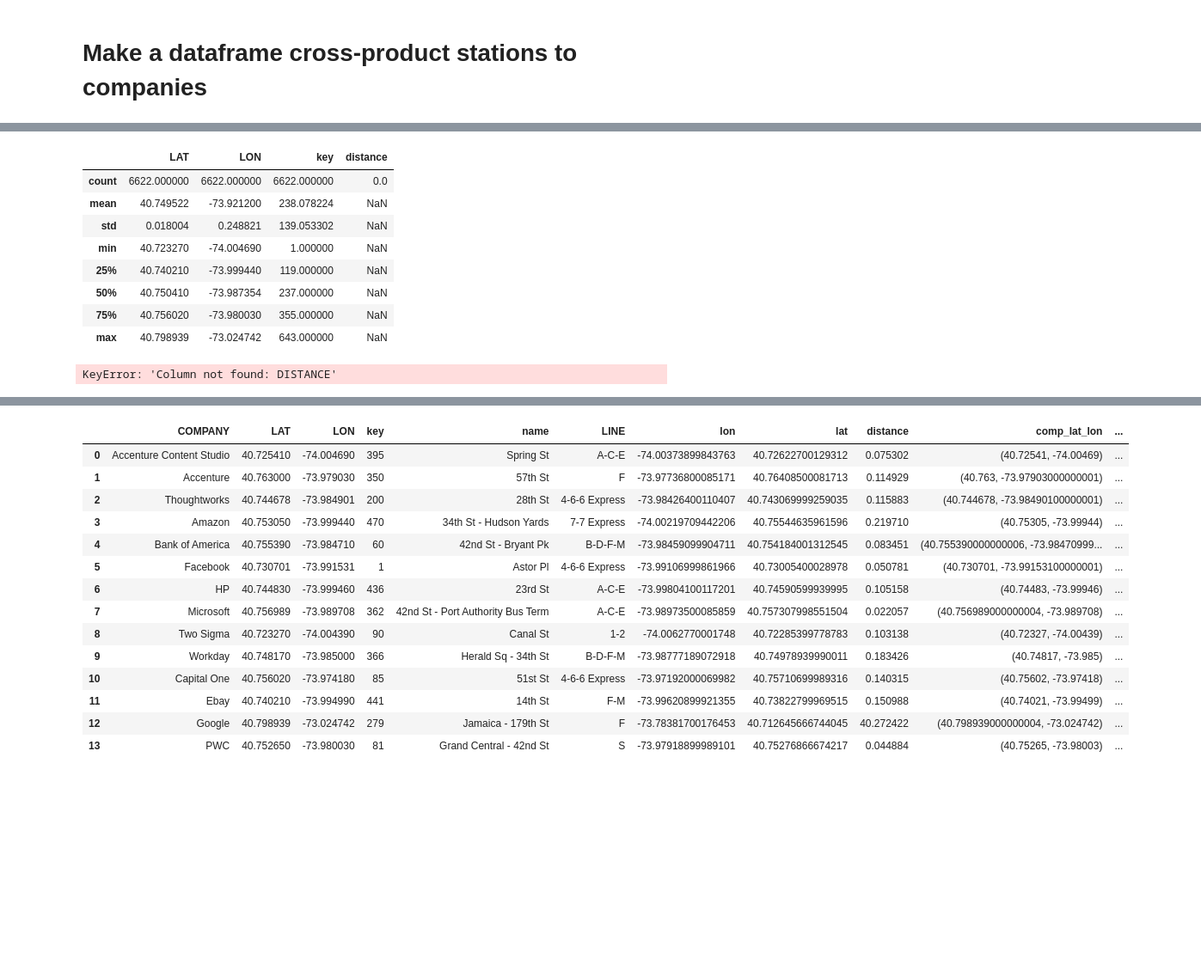
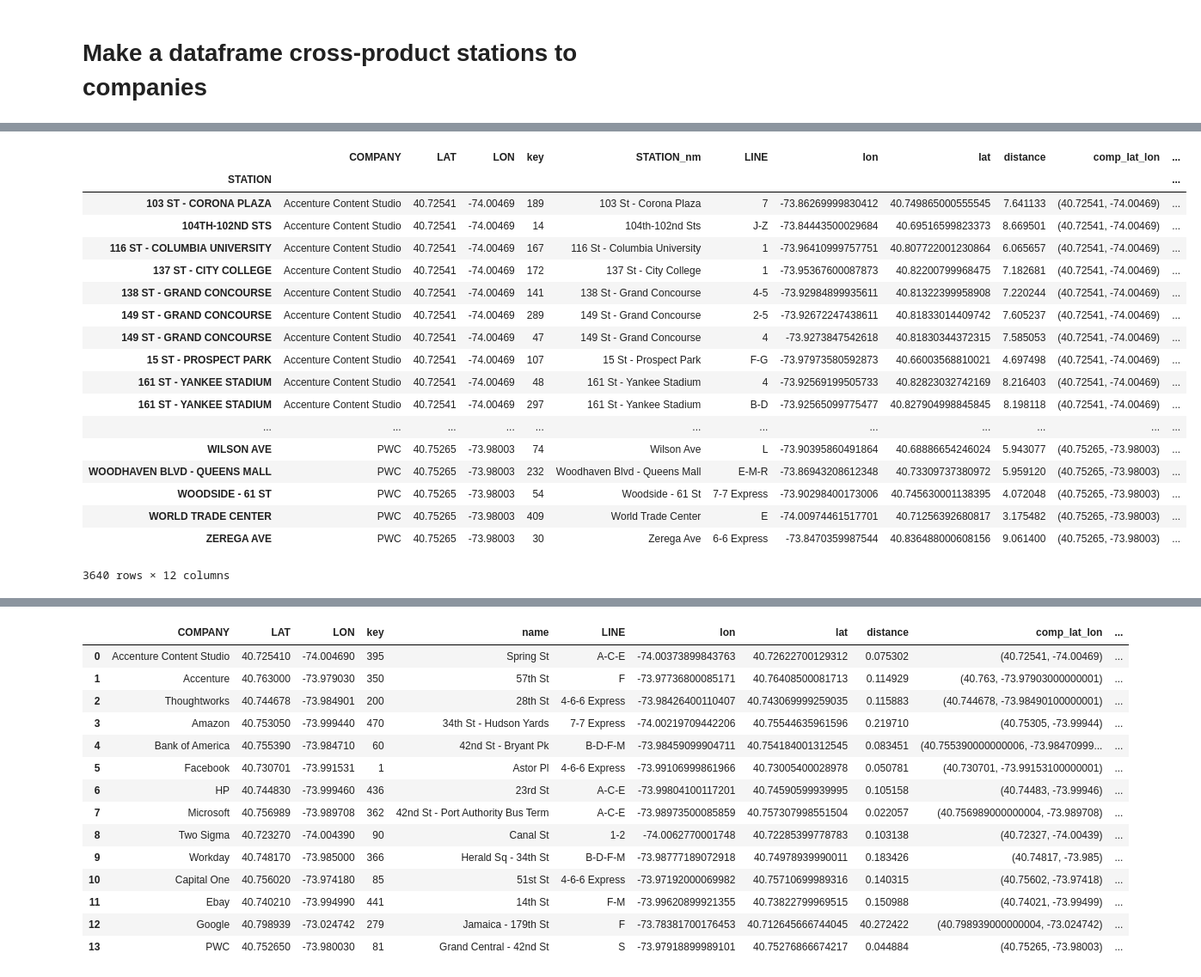
Before and after one commit to jason-sa/Toucans, a Jupyter notebook: Group EDA.ipynb, the cells around one changed output, grey strips where cells are left out. Shown at 86% size. Drawn from its saved outputs; the diff is of its cells as text; code cells hidden in the pictures; blank space fills up the shorter version.

Commit message:
began building mean/max stats for each company-station pair

```diff
--- a/Group EDA.ipynb
+++ b/Group EDA.ipynb
@@ -99,18 +76,59 @@ station_companies.head()
-# %%
-station_companies.describe()
-# %% [output]
-|  | LAT | LON | key | distance |
-| count | 6622.000000 | 6622.000000 | 6622.000000 | 0.0 |
-| mean | 40.749522 | -73.921200 | 238.078224 | NaN |
-| std | 0.018004 | 0.248821 | 139.053302 | NaN |
-| min | 40.723270 | -74.004690 | 1.000000 | NaN |
-| 25% | 40.740210 | -73.999440 | 119.000000 | NaN |
-| 50% | 40.750410 | -73.987354 | 237.000000 | NaN |
-| 75% | 40.756020 | -73.980030 | 355.000000 | NaN |
-| max | 40.798939 | -73.024742 | 643.000000 | NaN |
-# %%
-station_companies['comp_lat_lon'] = list(zip(station_companies.LAT, station_companies.LON))
-station_companies['station_lat_lon'] = list(zip(station_companies.lat, station_companies.lon))
-station_companies['distance'] = [geodesic(v, station_companies.iloc[k,10]).miles for k, v in enumerate(station_companies.comp_lat_lon)]
-# %% [output]
-KeyError: 'Column not found: DISTANCE'
+# %%
+import numpy as np
+from geopy.distance import geodesic
+import pandas as pd
+
+def merge_station_company(stations, companies):
+
+    # cross join the two data frames
+    stations['_tmpkey'] = 1
+    companies['_tmpkey'] = 1
+    station_companies = pd.merge(companies, stations, how='outer', on='_tmpkey').drop('_tmpkey', axis=1)
+
+    # remove rd, th, and st to match stations with the turnstile data
+    station_companies.name = station_companies.name.str.replace('rd ',' ')
+    station_companies.name = station_companies.name.str.replace('th ',' ')
+    station_companies.name = station_companies.name.str.replace('st ',' ')
+
+    station_companies['distance'] = np.nan
+    station_companies['comp_lat_lon'] = list(zip(station_companies.LAT, station_companies.LON))
+    station_companies['station_lat_lon'] = list(zip(station_companies.lat, station_companies.lon))
+    station_companies['distance'] = [geodesic(v, station_companies.iloc[k,10]).miles for k, v in enumerate(station_companies.comp_lat_lon)]
+
+
+    return station_companies
+# %%
+station_companies = merge_station_company(stations, companies)
+
+station_mean = agg.groupby(['STATION'])['hourly_entries'].mean()
+station_mean.columns = ['mean_entries']
+station_max = agg.groupby(['STATION'])['hourly_entries'].max().reset_index()
+
+# set indicies to join
+station_companies.index = station_companies.name.str.upper()
+station_companies.rename(columns={'name':'STATION_nm'}, inplace=True)
+station_companies.index.names = ['STATION']
+
+station_mean.name = 'mean_entries'
+joined = station_companies.join(station_mean, how='left', on='STATION' )
+joined[joined.mean_entries.isnull()]
+# %% [output]
+|  | COMPANY | LAT | LON | key | STATION_nm | LINE | lon | lat | distance | comp_lat_lon | ... |
+| STATION |  |  |  |  |  |  |  |  |  |  | ... |
+| 103 ST - CORONA PLAZA | Accenture Content Studio | 40.72541 | -74.00469 | 189 | 103 St - Corona Plaza | 7 | -73.86269999830412 | 40.749865000555545 | 7.641133 | (40.72541, -74.00469) | ... |
+| 104TH-102ND STS | Accenture Content Studio | 40.72541 | -74.00469 | 14 | 104th-102nd Sts | J-Z | -73.84443500029684 | 40.69516599823373 | 8.669501 | (40.72541, -74.00469) | ... |
+| 116 ST - COLUMBIA UNIVERSITY | Accenture Content Studio | 40.72541 | -74.00469 | 167 | 116 St - Columbia University | 1 | -73.96410999757751 | 40.807722001230864 | 6.065657 | (40.72541, -74.00469) | ... |
+| 137 ST - CITY COLLEGE | Accenture Content Studio | 40.72541 | -74.00469 | 172 | 137 St - City College | 1 | -73.95367600087873 | 40.82200799968475 | 7.182681 | (40.72541, -74.00469) | ... |
+| 138 ST - GRAND CONCOURSE | Accenture Content Studio | 40.72541 | -74.00469 | 141 | 138 St - Grand Concourse | 4-5 | -73.92984899935611 | 40.81322399958908 | 7.220244 | (40.72541, -74.00469) | ... |
+| 149 ST - GRAND CONCOURSE | Accenture Content Studio | 40.72541 | -74.00469 | 289 | 149 St - Grand Concourse | 2-5 | -73.92672247438611 | 40.81833014409742 | 7.605237 | (40.72541, -74.00469) | ... |
+| 149 ST - GRAND CONCOURSE | Accenture Content Studio | 40.72541 | -74.00469 | 47 | 149 St - Grand Concourse | 4 | -73.9273847542618 | 40.81830344372315 | 7.585053 | (40.72541, -74.00469) | ... |
+| 15 ST - PROSPECT PARK | Accenture Content Studio | 40.72541 | -74.00469 | 107 | 15 St - Prospect Park | F-G | -73.97973580592873 | 40.66003568810021 | 4.697498 | (40.72541, -74.00469) | ... |
+| 161 ST - YANKEE STADIUM | Accenture Content Studio | 40.72541 | -74.00469 | 48 | 161 St - Yankee Stadium | 4 | -73.92569199505733 | 40.82823032742169 | 8.216403 | (40.72541, -74.00469) | ... |
+| 161 ST - YANKEE STADIUM | Accenture Content Studio | 40.72541 | -74.00469 | 297 | 161 St - Yankee Stadium | B-D | -73.92565099775477 | 40.827904998845845 | 8.198118 | (40.72541, -74.00469) | ... |
+| ... | ... | ... | ... | ... | ... | ... | ... | ... | ... | ... | ... |
+| WILSON AVE | PWC | 40.75265 | -73.98003 | 74 | Wilson Ave | L | -73.90395860491864 | 40.68886654246024 | 5.943077 | (40.75265, -73.98003) | ... |
+| WOODHAVEN BLVD - QUEENS MALL | PWC | 40.75265 | -73.98003 | 232 | Woodhaven Blvd - Queens Mall | E-M-R | -73.86943208612348 | 40.73309737380972 | 5.959120 | (40.75265, -73.98003) | ... |
+| WOODSIDE - 61 ST | PWC | 40.75265 | -73.98003 | 54 | Woodside - 61 St | 7-7 Express | -73.90298400173006 | 40.745630001138395 | 4.072048 | (40.75265, -73.98003) | ... |
+| WORLD TRADE CENTER | PWC | 40.75265 | -73.98003 | 409 | World Trade Center | E | -74.00974461517701 | 40.71256392680817 | 3.175482 | (40.75265, -73.98003) | ... |
+| ZEREGA AVE | PWC | 40.75265 | -73.98003 | 30 | Zerega Ave | 6-6 Express | -73.8470359987544 | 40.836488000608156 | 9.061400 | (40.75265, -73.98003) | ... |
+3640 rows × 12 columns
```
Also changed, not shown: parts of 13 cells of this notebook.
